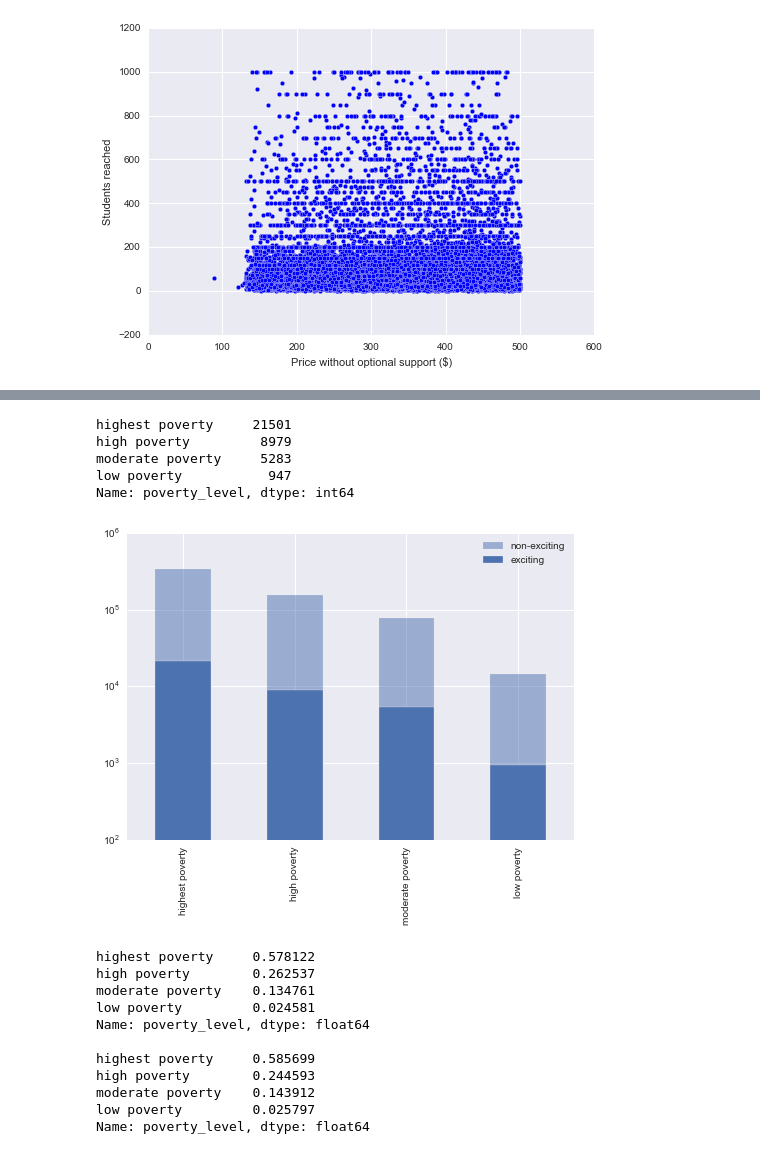
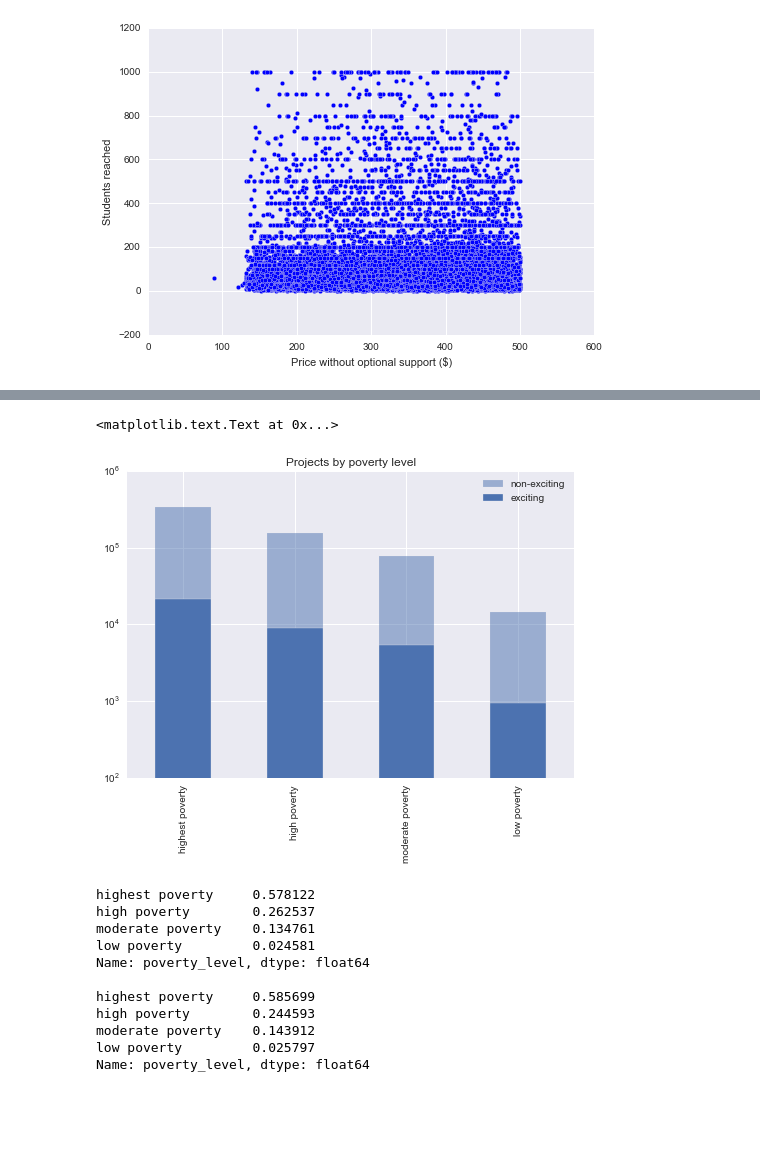
Before and after one commit to lisamnash/DSaPP_RA_Project, a Jupyter notebook: DSaPP.ipynb, the cells around one changed output, grey strips where cells are left out. Cells and saved outputs as stored; diff of their text form; code cells hidden in the pictures; blank space fills up the shorter version.

```diff
--- a/DSaPP.ipynb
+++ b/DSaPP.ipynb
@@ -496,20 +493,17 @@ Name: resource_type, dtype: int64
 # %%
 #Doesn't seem to be different for the two types
 
 #what about poverty level?
 non_exc_pros['poverty_level'].value_counts().plot(kind = 'bar', alpha = 0.5, label = 'non-exciting')
 exciting_pros['poverty_level'].value_counts().plot(kind = 'bar', label = 'exciting')
 
 plt.legend()
 plt.yscale('log')
 exciting_pros['poverty_level'].value_counts()
+plt.title('Projects by poverty level')
 # %% [output]
-highest poverty     21501
-high poverty         8979
-moderate poverty     5283
-low poverty           947
-Name: poverty_level, dtype: int64
+<matplotlib.text.Text at 0x...>
-[figure, old version]
+[figure, new version]
 # %%
 #probably would be more helpful to normalize
 normed_non_ex = non_exc_pros['poverty_level'].value_counts()/len(non_exc_pros['poverty_level'].values)
```
Also changed, not shown: parts of 4 cells of this notebook.
